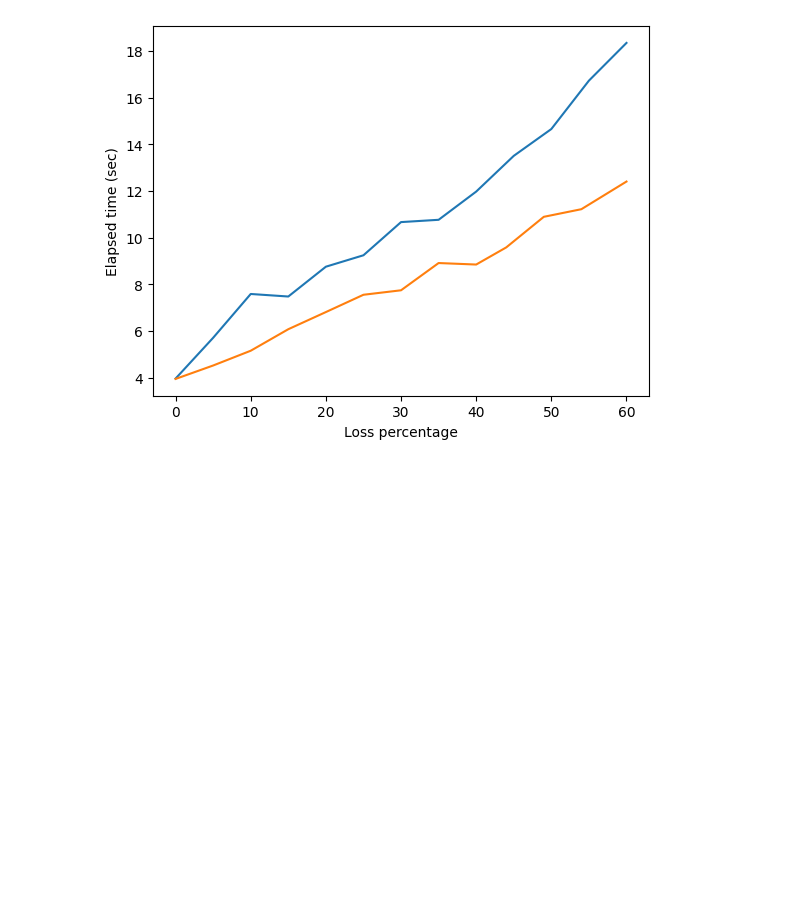
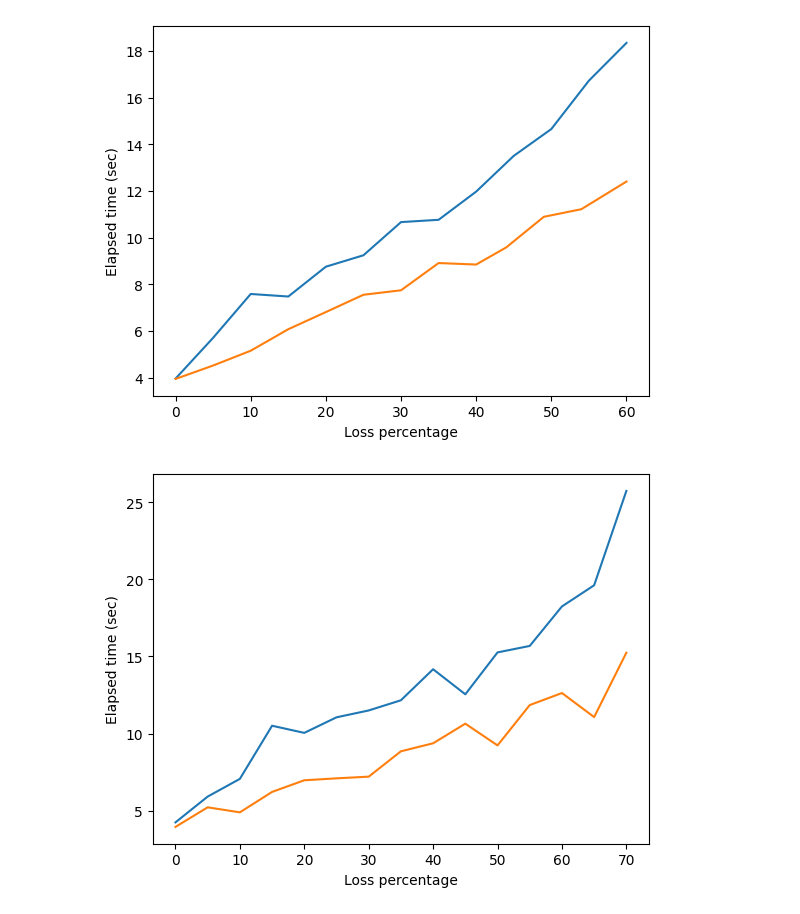
Before and after one commit to AmirCM/network_project, a Jupyter notebook: source codes/plots.ipynb, the cells around one changed output. Saved outputs shown, nothing was run; the diff lists cells and outputs as text; code cells hidden in the pictures; blank space fills up the shorter version.

Commit message:
Plots complete

```diff
--- a/source codes/plots.ipynb
+++ b/source codes/plots.ipynb
@@ -21,3 +21,13 @@ plt.ylabel('Elapsed time (sec)')
 plt.show()
 # %% [output]
 [figure]
+# %%
+p, t = get_plot_data('Data_loss.txt')
+plt.plot(p, t)
+p, t = get_plot_data('Ack_loss.txt')
+plt.plot(p, t)
+plt.xlabel('Loss percentage')
+plt.ylabel('Elapsed time (sec)')
+plt.show()
+# %% [output]
+[figure, added]
```
Also changed, not shown: 6 other files.
